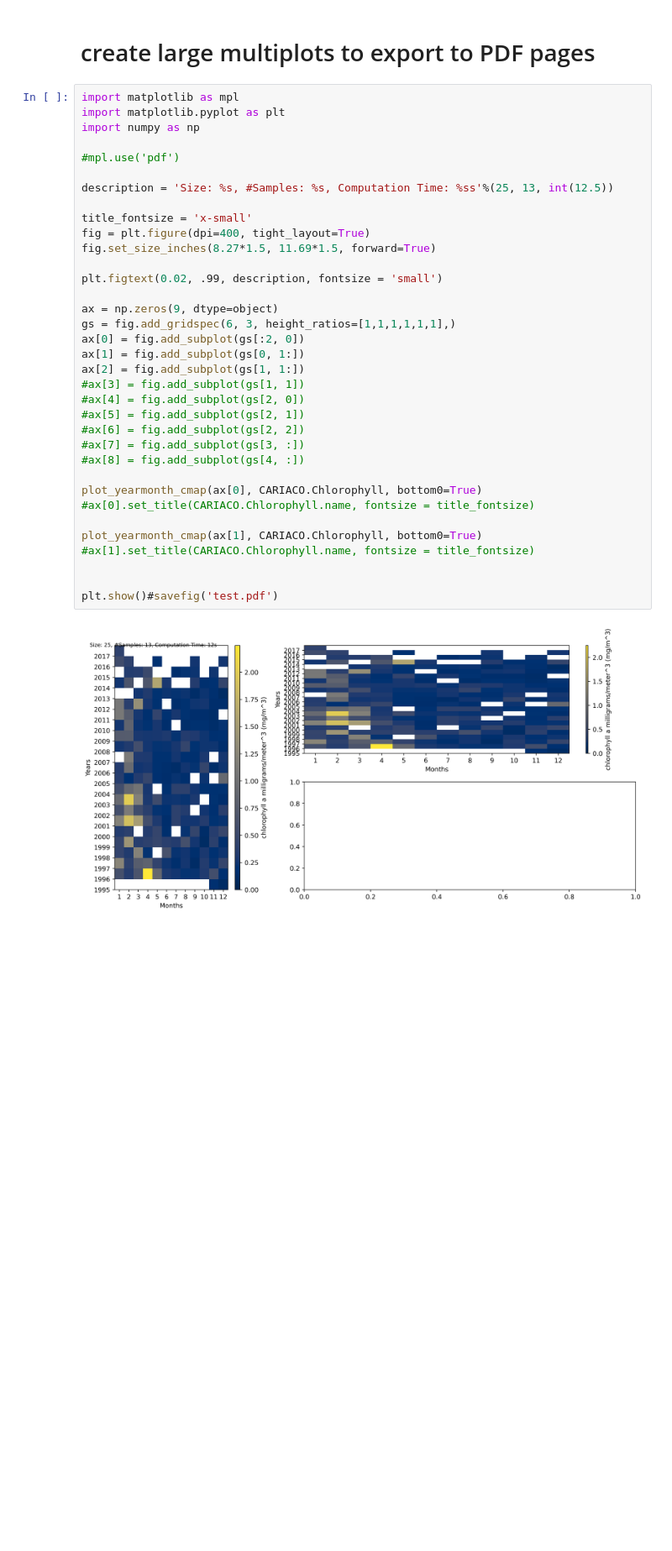
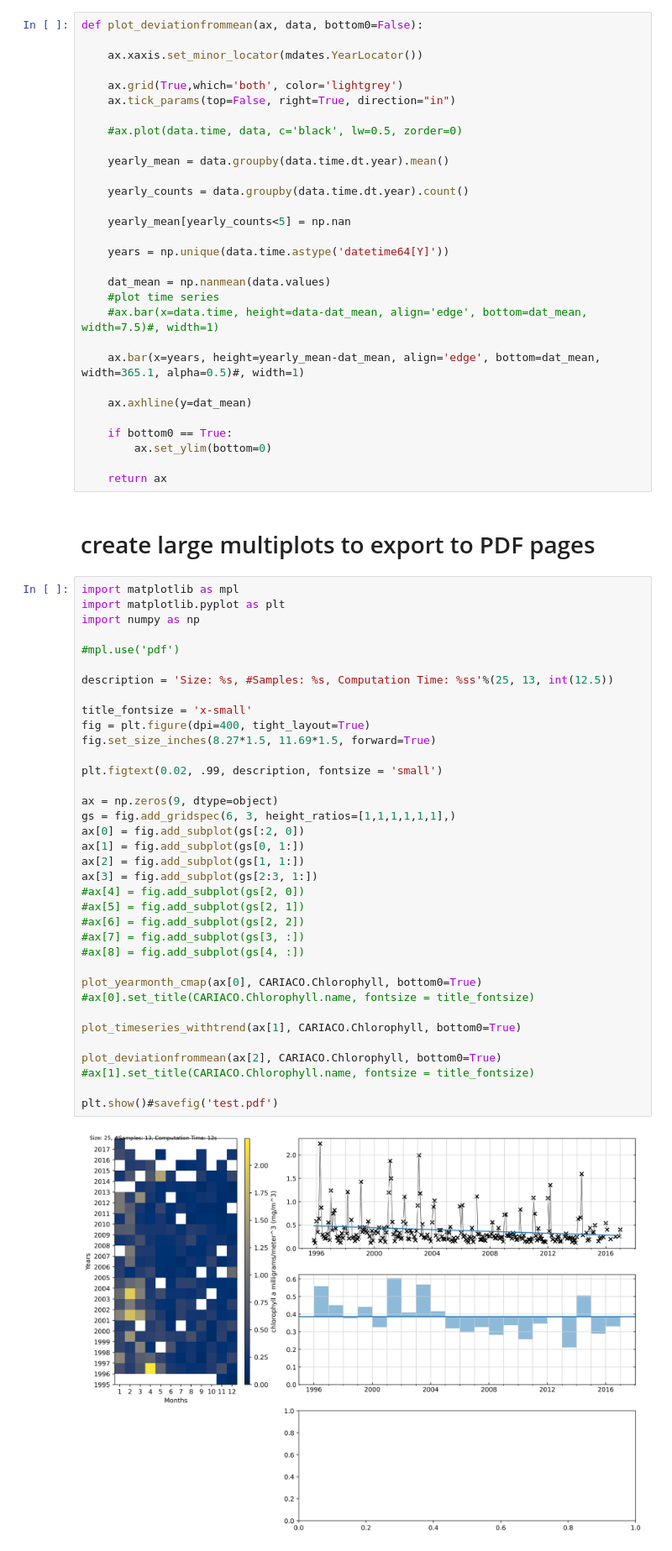
Before and after one commit to ben1post/BennyPhD, a Jupyter notebook: CaRiaco/SCRIPPS/CARIACO_data/Manuscript2DataAnalysis/DataCatalogueViz/CreateTimelinePlotsALLvars.ipynb, the cells around one changed output. Shown at 84% size. Drawn from its saved outputs; the diff is of its cells as text; blank space fills up the shorter version.

Commit message:
add time series plots

```diff
--- a/CaRiaco/SCRIPPS/CARIACO_data/Manuscript2DataAnalysis/DataCatalogueViz/CreateTimelinePlotsALLvars.ipynb
+++ b/CaRiaco/SCRIPPS/CARIACO_data/Manuscript2DataAnalysis/DataCatalogueViz/CreateTimelinePlotsALLvars.ipynb
@@ -88,5 +183,35 @@ def plot_yearmonth_cmap(ax, data, bottom0=False, negativemax=False):
 # %% [markdown]
 ## deviation from mean
+# %%
+def plot_deviationfrommean(ax, data, bottom0=False):
+
+    ax.xaxis.set_minor_locator(mdates.YearLocator())
+
+    ax.grid(True,which='both', color='lightgrey')
+    ax.tick_params(top=False, right=True, direction="in")
+
+    #ax.plot(data.time, data, c='black', lw=0.5, zorder=0)
+
+    yearly_mean = data.groupby(data.time.dt.year).mean()
+
+    yearly_counts = data.groupby(data.time.dt.year).count()
+
+    yearly_mean[yearly_counts<5] = np.nan
+
+    years = np.unique(data.time.astype('datetime64[Y]'))
+
+    dat_mean = np.nanmean(data.values)
+    #plot time series
+    #ax.bar(x=data.time, height=data-dat_mean, align='edge', bottom=dat_mean, width=7.5)#, width=1)
+
+    ax.bar(x=years, height=yearly_mean-dat_mean, align='edge', bottom=dat_mean, width=365.1, alpha=0.5)#, width=1)
+
+    ax.axhline(y=dat_mean)
+
+    if bottom0 == True:
+        ax.set_ylim(bottom=0)
+
+    return ax
 # %% [markdown]
 # create large multiplots to export to PDF pages
 # %%
@@ -95,34 +220,35 @@ import matplotlib.pyplot as plt
 import numpy as np
 
 #mpl.use('pdf')
 
 description = 'Size: %s, #Samples: %s, Computation Time: %ss'%(25, 13, int(12.5))
 
 title_fontsize = 'x-small'
 fig = plt.figure(dpi=400, tight_layout=True)
 fig.set_size_inches(8.27*1.5, 11.69*1.5, forward=True)
 
 plt.figtext(0.02, .99, description, fontsize = 'small')
 
 ax = np.zeros(9, dtype=object)
 gs = fig.add_gridspec(6, 3, height_ratios=[1,1,1,1,1,1],)
 ax[0] = fig.add_subplot(gs[:2, 0])
 ax[1] = fig.add_subplot(gs[0, 1:])
 ax[2] = fig.add_subplot(gs[1, 1:])
-#ax[3] = fig.add_subplot(gs[1, 1])
+ax[3] = fig.add_subplot(gs[2:3, 1:])
 #ax[4] = fig.add_subplot(gs[2, 0])
 #ax[5] = fig.add_subplot(gs[2, 1])
 #ax[6] = fig.add_subplot(gs[2, 2])
 #ax[7] = fig.add_subplot(gs[3, :])
 #ax[8] = fig.add_subplot(gs[4, :])
 
 plot_yearmonth_cmap(ax[0], CARIACO.Chlorophyll, bottom0=True)
 #ax[0].set_title(CARIACO.Chlorophyll.name, fontsize = title_fontsize)
 
-plot_yearmonth_cmap(ax[1], CARIACO.Chlorophyll, bottom0=True)
+plot_timeseries_withtrend(ax[1], CARIACO.Chlorophyll, bottom0=True)
+
+plot_deviationfrommean(ax[2], CARIACO.Chlorophyll, bottom0=True)
 #ax[1].set_title(CARIACO.Chlorophyll.name, fontsize = title_fontsize)
 
-
 plt.show()#savefig('test.pdf')
 # %% [output]
-[figure, old version]
+[figure, new version]
```
Also changed, not shown: parts of 2 cells of this notebook.
